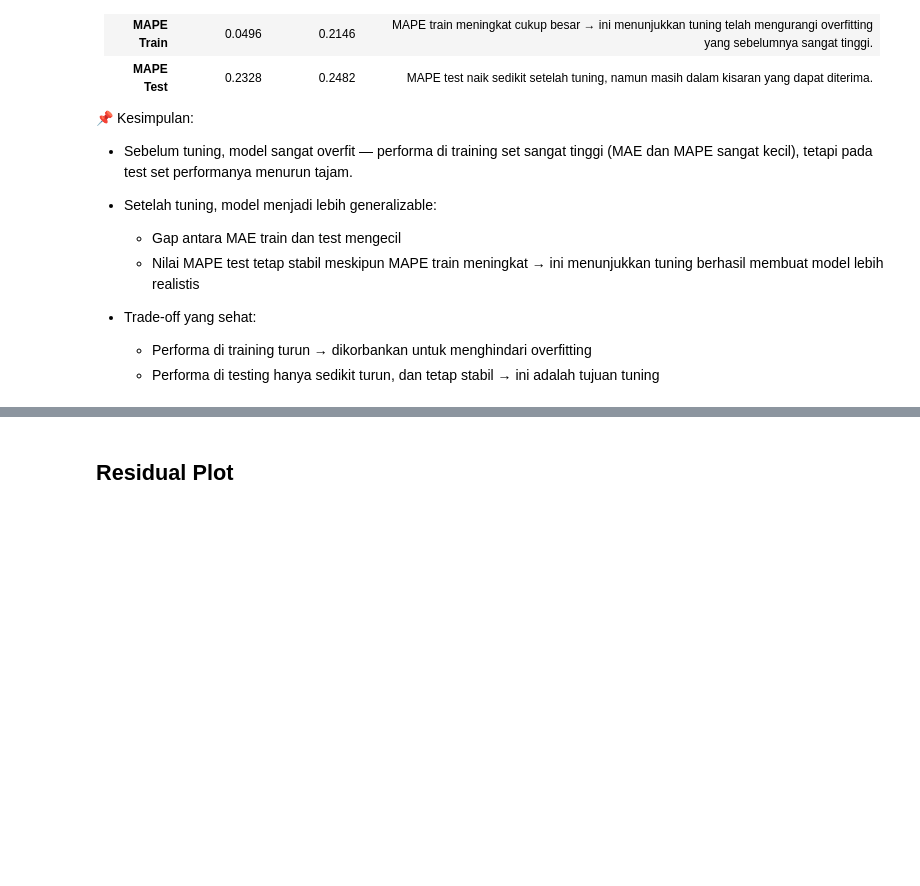
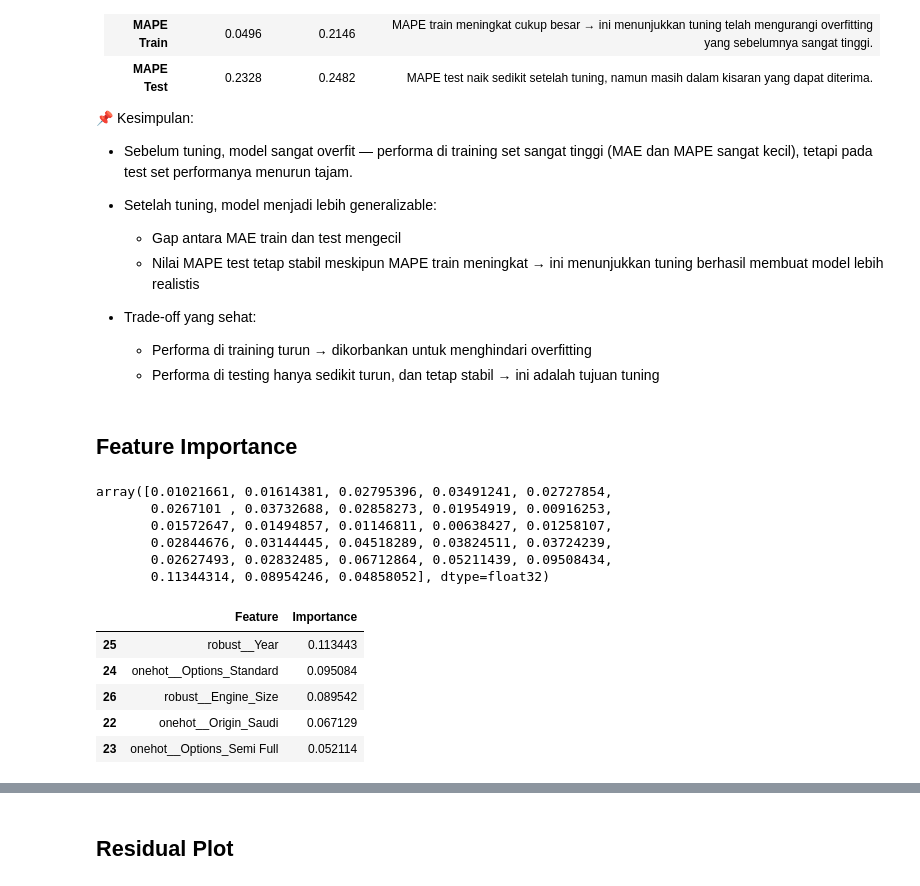
Before and after one commit to Kiranaazhura/Saudi_Arabia_Used_Car_Analysis, a Jupyter notebook: Notebook/Saudi_Arabia_Used_Car.ipynb, the cells around one changed output, grey strips where cells are left out. Drawn from its saved outputs; the diff is of its cells as text; code cells hidden in the pictures; blank space fills up the shorter version.

```diff
--- a/Notebook/Saudi_Arabia_Used_Car.ipynb
+++ b/Notebook/Saudi_Arabia_Used_Car.ipynb
@@ -1280,3 +1280,26 @@ df_compare
 - Trade-off yang sehat:
     + Performa di training turun → dikorbankan untuk menghindari overfitting
     + Performa di testing hanya sedikit turun, dan tetap stabil → ini adalah tujuan tuning
+# %% [markdown]
+## Feature Importance
+# %%
+best_model['model'].feature_importances_
+# %% [output]
+array([0.01021661, 0.01614381, 0.02795396, 0.03491241, 0.02727854,
+       0.0267101 , 0.03732688, 0.02858273, 0.01954919, 0.00916253,
+       0.01572647, 0.01494857, 0.01146811, 0.00638427, 0.01258107,
+       0.02844676, 0.03144445, 0.04518289, 0.03824511, 0.03724239,
+       0.02627493, 0.02832485, 0.06712864, 0.05211439, 0.09508434,
+       0.11344314, 0.08954246, 0.04858052], dtype=float32)
+# %%
+# Plot feature importances
+feature_imp = pd.DataFrame(best_model['model'].feature_importances_, transformer.get_feature_names_out()).reset_index().rename(columns={'index' : 'Feature', 0 : 'Importance'})
+Top5_feature = feature_imp.sort_values('Importance',ascending=False).head(5)
+Top5_feature
+# %% [output]
+|  | Feature | Importance |
+| 25 | robust__Year | 0.113443 |
+| 24 | onehot__Options_Standard | 0.095084 |
+| 26 | robust__Engine_Size | 0.089542 |
+| 22 | onehot__Origin_Saudi | 0.067129 |
+| 23 | onehot__Options_Semi Full | 0.052114 |
```
Also changed, not shown: parts of 5 cells of this notebook.
